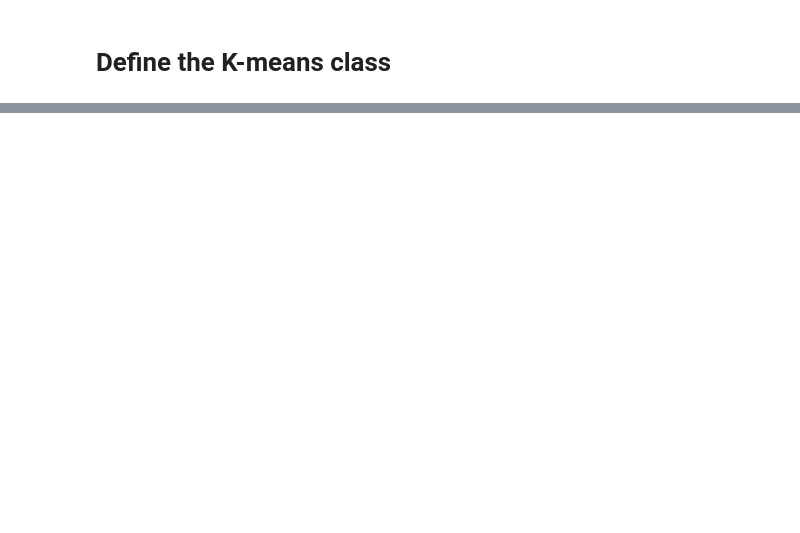
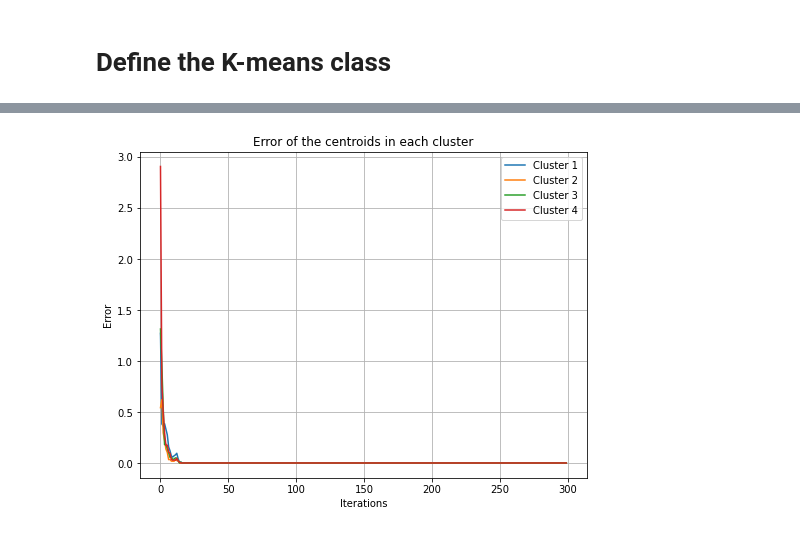
Before and after one commit to maArami/Computational-Intelligence-Laboratory, a Jupyter notebook: kmeans/kmeans.ipynb, the cells around one changed output, grey strips where cells are left out. Saved outputs shown, nothing was run; the diff lists cells and outputs as text; code cells hidden in the pictures; blank space fills up the shorter version.

```diff
--- a/kmeans/kmeans.ipynb
+++ b/kmeans/kmeans.ipynb
@@ -92,0 +102,3 @@ class Kmeans:
+# %%
+model = Kmeans(n_clusters=4)
+model.fit(X)
@@ -92,0 +107,10 @@ class Kmeans:
+# %%
+plt.figure(figsize=(8, 6))
+plt.title('Error of the data points in each cluster')
+plt.xlabel('Iterations')
+plt.ylabel('Error')
+for i in range(model.n_clusters):
+    plt.plot(model.data_errors[i], label='Cluster {}'.format(i+1))
+plt.legend()
+plt.grid()
+plt.show()
@@ -92,0 +119,12 @@ class Kmeans:
+# %%
+plt.figure(figsize=(8, 6))
+plt.title('Error of the centroids in each cluster')
+plt.xlabel('Iterations')
+plt.ylabel('Error')
+for i in range(model.n_clusters):
+    plt.plot(model.centroids_errors[i], label='Cluster {}'.format(i+1))
+plt.legend()
+plt.grid()
+plt.show()
+# %% [output]
+[figure, added]
```
Also changed, not shown: parts of 6 cells of this notebook.
